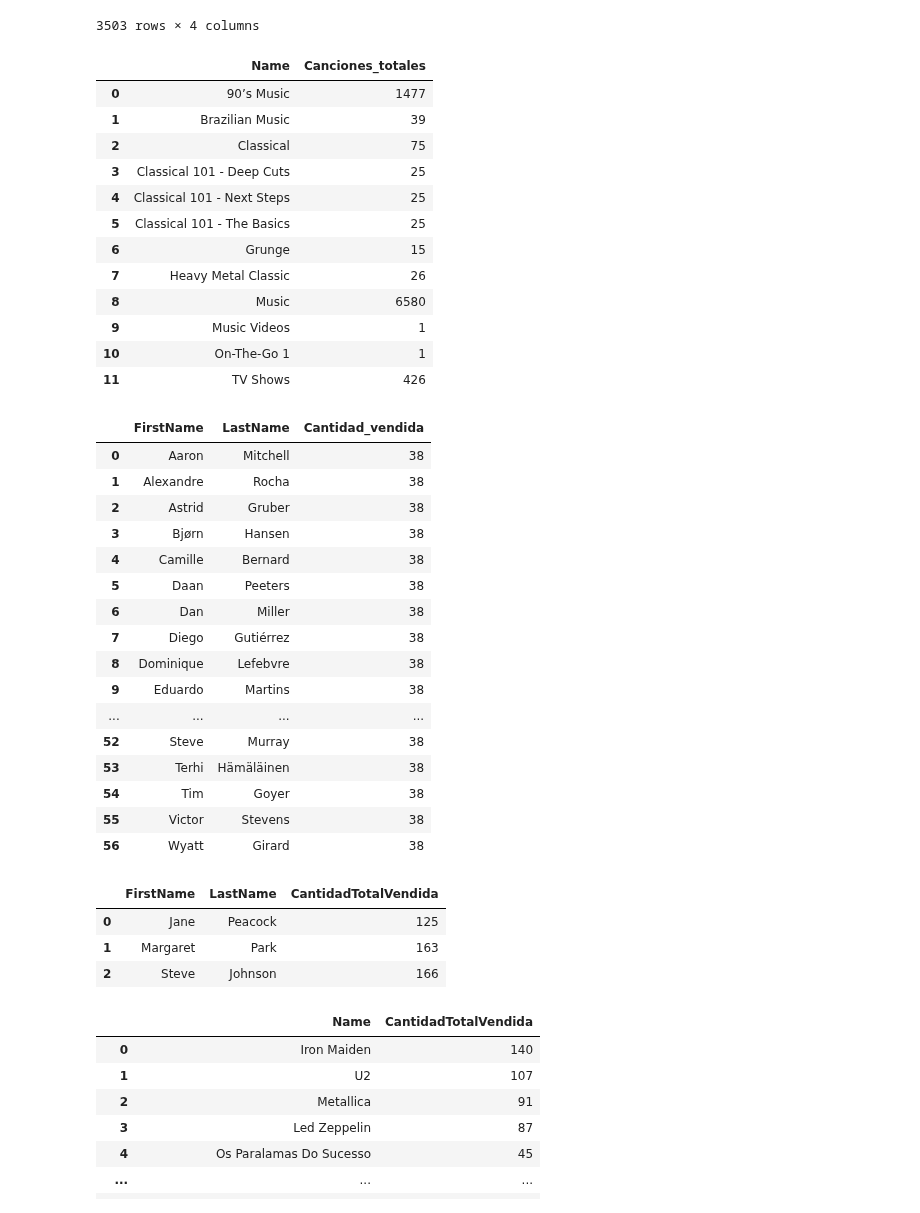
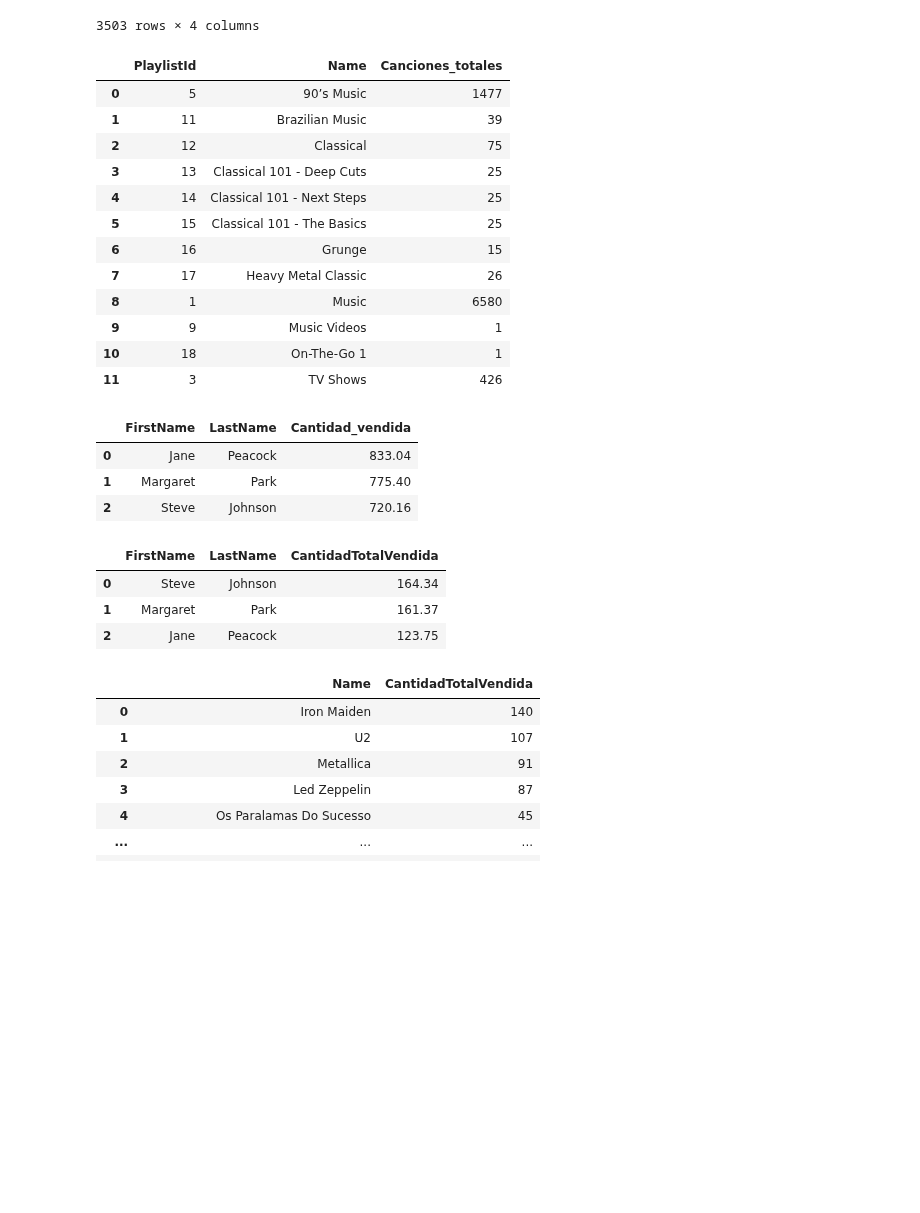
Before and after one commit to InigoLopez1999/2503_dsft_thebridge_inigolopez, a Jupyter notebook: 2-Data_Analysis/8-BBDD/SQL/Practica/1-Chinook/Ejercicio_Practico_SQL_Inigo_Lopez.ipynb, the cells around one changed output. Cells and saved outputs as stored; diff of their text form; code cells hidden in the pictures; blank space fills up the shorter version.

```diff
--- a/2-Data_Analysis/8-BBDD/SQL/Practica/1-Chinook/Ejercicio_Practico_SQL_Inigo_Lopez.ipynb
+++ b/2-Data_Analysis/8-BBDD/SQL/Practica/1-Chinook/Ejercicio_Practico_SQL_Inigo_Lopez.ipynb
@@ -530,7 +531,7 @@ df
 #Cuántas canciones hay en cada playlist
 # %%
 query = '''
-SELECT pl.Name,COUNT (t.Name) AS Canciones_totales
+SELECT pt.PlaylistId,pl.Name,COUNT (t.Name) AS Canciones_totales
 FROM tracks as t
 INNER JOIN playlist_track as pt
 ON t.TrackId = pt.TrackId
@@ -542,79 +543,65 @@ GROUP BY pl.Name
 df = sql_query(query)
 df
 # %% [output]
-|  | Name | Canciones_totales |
-| 0 | 90’s Music | 1477 |
-| 1 | Brazilian Music | 39 |
-| 2 | Classical | 75 |
-| 3 | Classical 101 - Deep Cuts | 25 |
-| 4 | Classical 101 - Next Steps | 25 |
-| 5 | Classical 101 - The Basics | 25 |
-| 6 | Grunge | 15 |
-| 7 | Heavy Metal Classic | 26 |
-| 8 | Music | 6580 |
-| 9 | Music Videos | 1 |
-| 10 | On-The-Go 1 | 1 |
-| 11 | TV Shows | 426 |
+|  | PlaylistId | Name | Canciones_totales |
+| 0 | 5 | 90’s Music | 1477 |
+| 1 | 11 | Brazilian Music | 39 |
+| 2 | 12 | Classical | 75 |
+| 3 | 13 | Classical 101 - Deep Cuts | 25 |
+| 4 | 14 | Classical 101 - Next Steps | 25 |
+| 5 | 15 | Classical 101 - The Basics | 25 |
+| 6 | 16 | Grunge | 15 |
+| 7 | 17 | Heavy Metal Classic | 26 |
+| 8 | 1 | Music | 6580 |
+| 9 | 9 | Music Videos | 1 |
+| 10 | 18 | On-The-Go 1 | 1 |
+| 11 | 3 | TV Shows | 426 |
 # %%
 #Ejercicio 7
 
 #Cuánto ha vendido cada empleado
 # %%
 query = '''
-SELECT c.FirstName, c.LastName, COUNT (it.Quantity) AS Cantidad_vendida
-FROM customers as c
+SELECT e.FirstName, e.LastName, SUM (i.Total) AS Cantidad_vendida
+FROM employees as e
+INNER JOIN customers as c
+ON e.EmployeeId = c.SupportRepId
 INNER JOIN invoices as i
 ON c.CustomerId = i.CustomerId
-INNER JOIN invoice_items as it
-ON i.InvoiceId = it.InvoiceId
-GROUP BY c.FirstName
+GROUP BY e.FirstName
 '''
 
 df = sql_query(query)
 df
 # %% [output]
 |  | FirstName | LastName | Cantidad_vendida |
-| 0 | Aaron | Mitchell | 38 |
-| 1 | Alexandre | Rocha | 38 |
-| 2 | Astrid | Gruber | 38 |
-| 3 | Bjørn | Hansen | 38 |
-| 4 | Camille | Bernard | 38 |
-| 5 | Daan | Peeters | 38 |
-| 6 | Dan | Miller | 38 |
-| 7 | Diego | Gutiérrez | 38 |
-| 8 | Dominique | Lefebvre | 38 |
-| 9 | Eduardo | Martins | 38 |
-| ... | ... | ... | ... |
-| 52 | Steve | Murray | 38 |
-| 53 | Terhi | Hämäläinen | 38 |
-| 54 | Tim | Goyer | 38 |
-| 55 | Victor | Stevens | 38 |
-| 56 | Wyatt | Girard | 38 |
+| 0 | Jane | Peacock | 833.04 |
+| 1 | Margaret | Park | 775.40 |
+| 2 | Steve | Johnson | 720.16 |
 # %%
 #Ejercicio 8
 
 #¿Quién ha sido el agente de ventas que más ha vendido en 2009?
 # %%
 query = '''
-SELECT e.FirstName, e.LastName, SUM(it.Quantity) AS CantidadTotalVendida
+SELECT e.FirstName, e.LastName, SUM(i.Total) AS CantidadTotalVendida
 FROM employees AS e
 INNER JOIN customers AS c
 ON e.EmployeeId = c.SupportRepId
 INNER JOIN invoices AS i
 ON c.CustomerId = i.CustomerId
-INNER JOIN invoice_items AS it
-ON i.InvoiceId = it.InvoiceId
 WHERE e.Title = 'Sales Support Agent' AND strftime('%Y', i.InvoiceDate) = "2009"
 GROUP BY e.EmployeeId
+ORDER BY CantidadTotalVendida DESC
 '''
 
 df = sql_query(query)
 df
 # %% [output]
 |  | FirstName | LastName | CantidadTotalVendida |
-| 0 | Jane | Peacock | 125 |
-| 1 | Margaret | Park | 163 |
-| 2 | Steve | Johnson | 166 |
+| 0 | Steve | Johnson | 164.34 |
+| 1 | Margaret | Park | 161.37 |
+| 2 | Jane | Peacock | 123.75 |
 # %%
 #Ejercicio 9
 
```
Also changed, not shown: parts of 3 cells of this notebook.
